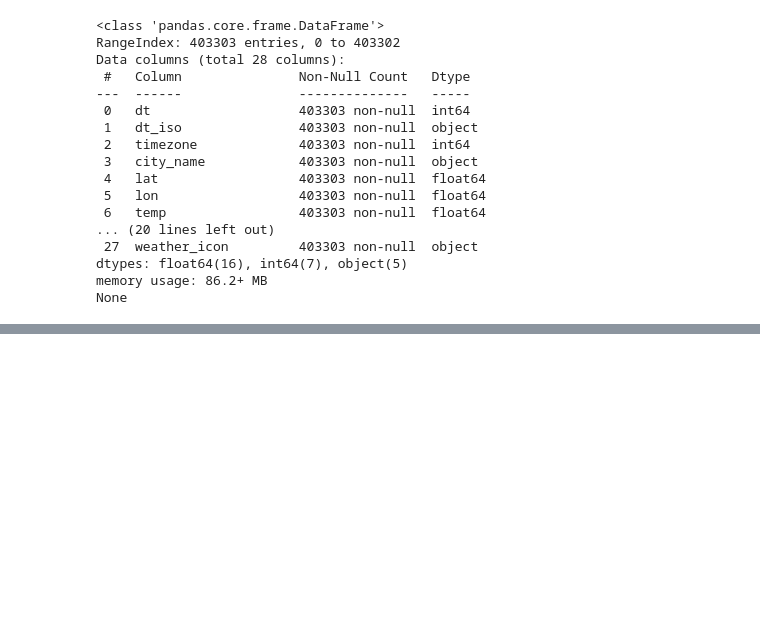
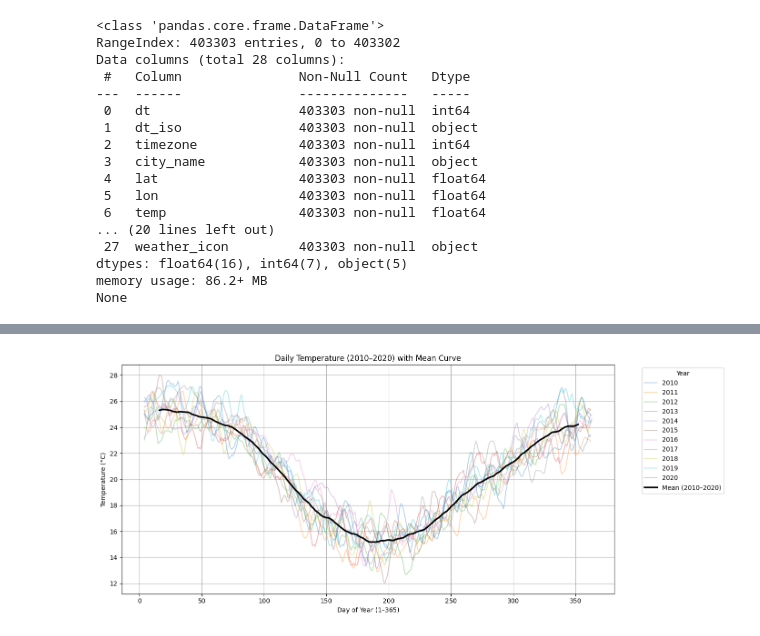
Before and after one commit to EthanGTJones/STAT3008-Group-Project, a Jupyter notebook: summary_stats.ipynb, the cells around one changed output, grey strips where cells are left out. Cells and saved outputs as stored; diff of their text form; code cells hidden in the pictures; blank space fills up the shorter version.

```diff
--- a/summary_stats.ipynb
+++ b/summary_stats.ipynb
@@ -34,0 +88,30 @@ None
+# %%
+import pandas as pd
+import matplotlib.pyplot as plt
+
+data['date'] = pd.to_datetime(data['date'], dayfirst=True)
+data = data[(data['date'] >= '2010-01-01') & (data['date'] <= '2020-12-31')]
+
+plt.figure(figsize=(14, 6))
+
+for y, d in data.groupby(data['date'].dt.year):
+    d = d.sort_values('date')
+    smoothed = d['temp'].rolling(window=7, center=True).mean()
+    plt.plot(d['date'].dt.dayofyear, smoothed, label=str(y), alpha=0.3)
+
+data['dayofyear'] = data['date'].dt.dayofyear
+mean_curve = data.groupby('dayofyear')['temp'].mean().rolling(window=30, center=True).mean()
+
+# Plot mean curve
+plt.plot(mean_curve.index, mean_curve.values, color='black', linewidth=2.5, label='Mean (2010–2020)')
+
+# Labels and layout
+plt.title('Daily Temperature (2010–2020) with Mean Curve')
+plt.xlabel('Day of Year (1–365)')
+plt.ylabel('Temperature (°C)')
+plt.legend(title='Year', bbox_to_anchor=(1.05, 1), loc='upper left')
+plt.grid(True)
+plt.tight_layout()
+plt.show()
+# %% [output]
+[figure, added]
```
Also changed, not shown: parts of 4 cells of this notebook.
